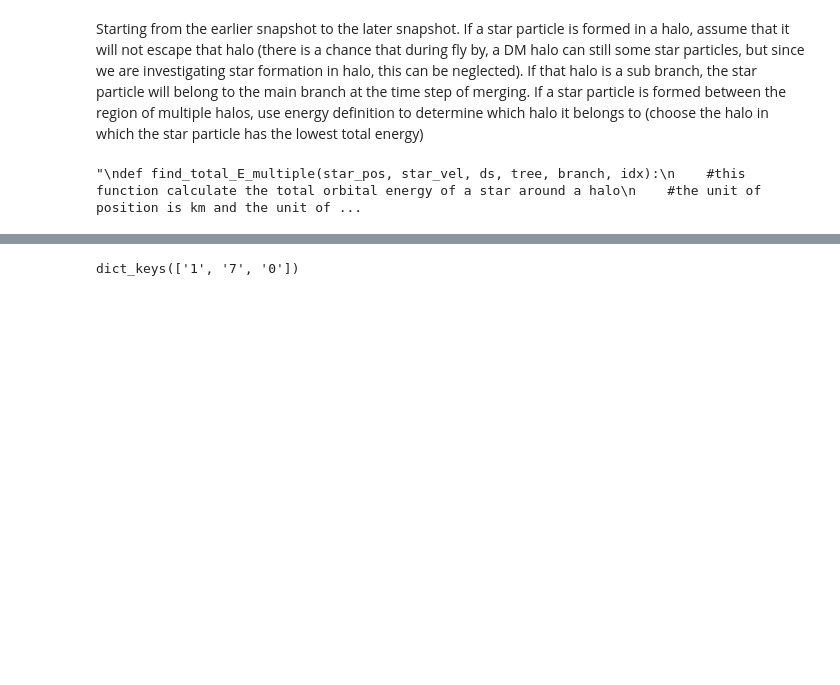
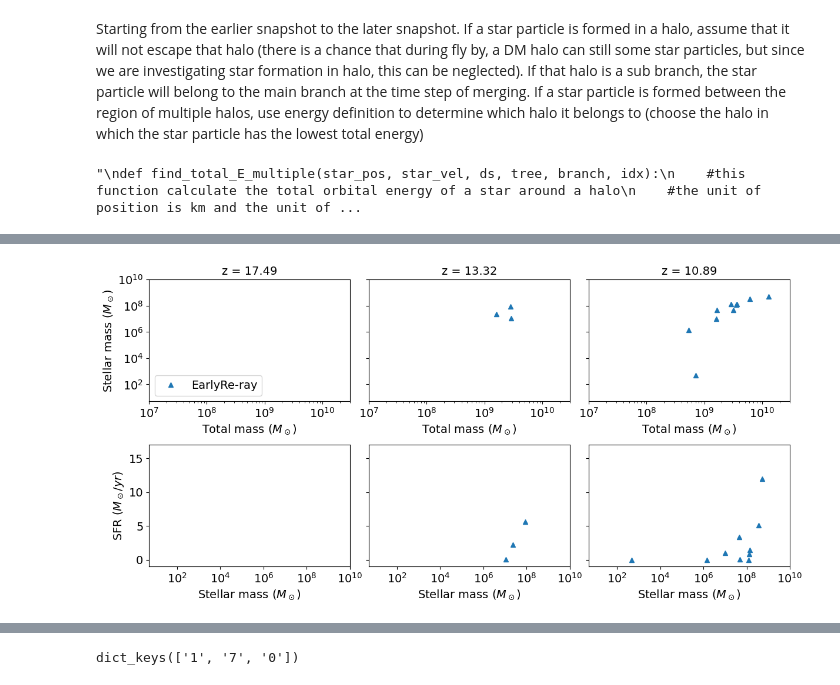
Before and after one commit to thinhhn2/H2_self_shielding, a Jupyter notebook: Number_of_halos_with_unique_stars_selfshielding.ipynb, the cells around one changed output, grey strips where cells are left out. Drawn from its saved outputs; the diff is of its cells as text; code cells hidden in the pictures; blank space fills up the shorter version.

```diff
--- a/Number_of_halos_with_unique_stars_selfshielding.ipynb
+++ b/Number_of_halos_with_unique_stars_selfshielding.ipynb
@@ -497,11 +496,13 @@ for idx in output.keys():
     stars_metadata = np.load('/work/hdd/bbvl/gtg115x/new_zoom_5/box_2_z_1/star_metadata/star_metadata_allbox_%s.npy' % idx, allow_pickle=True).tolist()
     stars_pos_all = stars_metadata['pos']
     stars_mass_all = stars_metadata['mass']
+    stars_age_all = stars_metadata['age']
     stars_ID_all = np.array(np.load('/work/hdd/bbvl/gtg115x/new_zoom_5/box_2_z_1/star_metadata/star_ID_allbox_%s.npy' % idx, allow_pickle=True).tolist()).astype(int)
     for branch in output[idx].keys():
         stars_ID = output[idx][branch]
         stars_pos = stars_pos_all[np.intersect1d(stars_ID_all, stars_ID, return_indices=True)[1]]
         stars_mass = stars_mass_all[np.intersect1d(stars_ID_all, stars_ID, return_indices=True)[1]]
+        stars_age = stars_age_all[np.intersect1d(stars_ID_all, stars_ID, return_indices=True)[1]]
         stars_ID = stars_ID_all[np.intersect1d(stars_ID_all, stars_ID, return_indices=True)[1]]
         #
         halo_center = ray_rawtree[branch][int(idx)]['Halo_Center']
@@ -511,6 +512,8 @@ for idx in output.keys():
         stars_ID_check = stars_ID[check_bool]
         stars_pos_check = stars_pos[check_bool]
         stars_mass_check = stars_mass[check_bool]
+        stars_age_check = stars_age[check_bool]
         output_check[idx][branch] = {}
         output_check[idx][branch]['ID'] = stars_ID_check
         output_check[idx][branch]['total_mass'] = np.sum(stars_mass_check)
+        output_check[idx][branch]['sfr'] = np.sum(stars_mass_check[stars_age_check < 0.01])/1e7 #sfr is averaged on the timescale of 10 million years
@@ -517,3 +564,83 @@ for idx in output.keys():
+# %%
+def halom_sm_sfr(idx):
+    halom = []
+    sm = []
+    sfr =[]
+    redshift = ray_tree['0'][idx]['redshift']
+    for branch in output_check[idx].keys():
+        if output_check[idx][branch]['total_mass'] > 0:
+            sm.append(output_check[idx][branch]['total_mass'])
+            halom.append(ray_rawtree[branch][int(idx)]['Halo_Mass'])
+            sfr.append(output_check[idx][branch]['sfr'])
+    return halom, sm, sfr, redshift
+# %%
+halom1, sm1, sfr1, redshift1 = halom_sm_sfr('108')
+halom, sm, sfr, redshift = halom_sm_sfr('211')
+halom0, sm0, sfr0, redshift0 = [], [], [], 17.49
+# %%
+fig, axs = plt.subplots(nrows = 2, ncols = 3, sharey = 'row', figsize=(12,6))
+
+axs[0,0].plot(halom0, sm0,'^',label='EarlyRe-ray')
+axs[0,0].set_xscale('log')
+axs[0,0].set_yscale('log')
+axs[0,0].set_xlabel(r'Total mass ($M_\odot$)', fontsize=14)
+axs[0,0].set_ylabel(r'Stellar mass ($M_\odot$)', fontsize=14)
+axs[0,0].set_ylim([0.5e1,1e10])
+axs[0,0].set_xlim(1e7,3e10)
+axs[0,0].set_title('z = %.2f' % redshift0, fontsize=14)
+#plt.xticks([1e6,1e7,1e8,1e9,1e10])
+axs[0,0].legend(loc='lower left', fontsize=14)
+axs[0,0].tick_params(axis='both', which='major', labelsize=14)
+
+axs[1,0].plot(sm0, sfr0,'^',label='EarlyRe-ray')
+axs[1,0].set_xscale('log')
+axs[1,0].set_xlabel(r'Stellar mass ($M_\odot$)', fontsize=14)
+axs[1,0].set_ylabel(r'SFR ($M_\odot/yr$)', fontsize=14)
+axs[1,0].set_xlim([0.5e1,1e10])
+axs[1,0].set_ylim([-1,17])
+axs[1,0].tick_params(axis='both', which='major', labelsize=14)
+
+#------------------------------------------------------------------
+
+axs[0,1].plot(halom1, sm1,'^',label='EarlyRe-ray')
+axs[0,1].set_xscale('log')
+axs[0,1].set_yscale('log')
+axs[0,1].set_xlabel(r'Total mass ($M_\odot$)', fontsize=14)
+axs[0,1].set_ylim([0.5e1,1e10])
+axs[0,1].set_xlim(1e7,3e10)
+axs[0,1].set_title('z = %.2f' % redshift1, fontsize=14)
+axs[0,1].tick_params(axis='both', which='major', labelsize=14)
+
+axs[1,1].plot(sm1, sfr1,'^',label='EarlyRe-ray')
+axs[1,1].set_xscale('log')
+axs[1,1].set_xlabel(r'Stellar mass ($M_\odot$)', fontsize=14)
+axs[1,1].set_xlim([0.5e1,1e10])
+axs[1,1].set_ylim([-1,17])
+axs[1,1].tick_params(axis='both', which='major', labelsize=14)
+
+#------------------------------------------------------------------
+
+axs[0,2].plot(halom, sm,'^',label='EarlyRe-ray')
+axs[0,2].set_xscale('log')
+axs[0,2].set_yscale('log')
+axs[0,2].set_xlabel(r'Total mass ($M_\odot$)', fontsize=14)
+axs[0,2].set_ylim([0.5e1,1e10])
+axs[0,2].set_xlim(1e7,3e10)
+axs[0,2].set_title('z = %.2f' % redshift, fontsize=14)
+axs[0,2].tick_params(axis='both', which='major', labelsize=14)
+
+axs[1,2].plot(sm, sfr,'^',label='EarlyRe-ray')
+axs[1,2].set_xscale('log')
+axs[1,2].set_xlabel(r'Stellar mass ($M_\odot$)', fontsize=14)
+axs[1,2].set_xlim([0.5e1,1e10])
+axs[1,2].set_ylim([-1,17])
+axs[1,2].tick_params(axis='both', which='major', labelsize=14)
+
+plt.tight_layout()
+
+#plt.savefig('/work/hdd/bbvl/tnguyen2/figures/self-shielding/SFR_stellarmass_totalmass_EarlyRe.png', dpi=300)
+# %% [output]
+[figure, added]
 # %%
 output_check['100']
 # %% [output]
```
Also changed, not shown: parts of 5 cells of this notebook.
